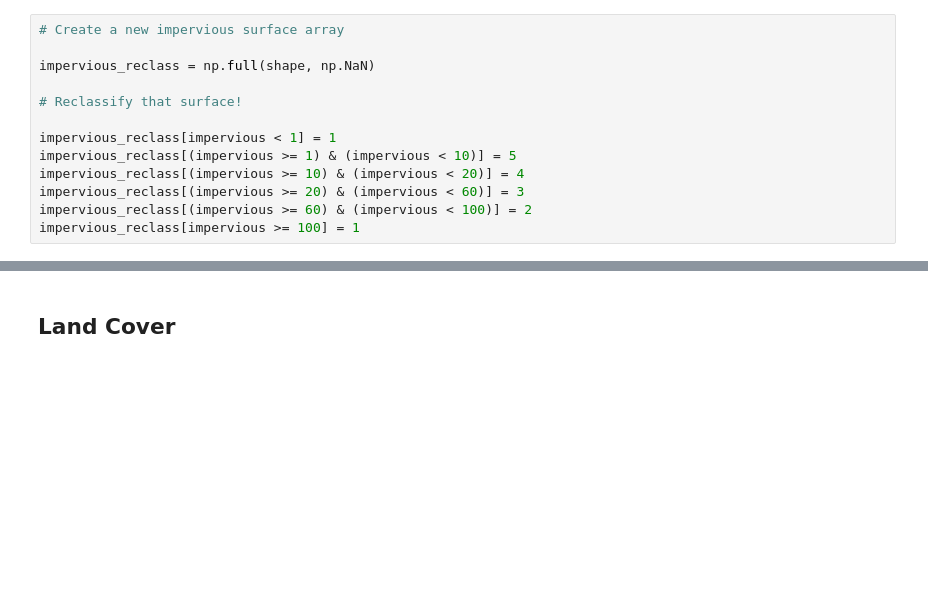
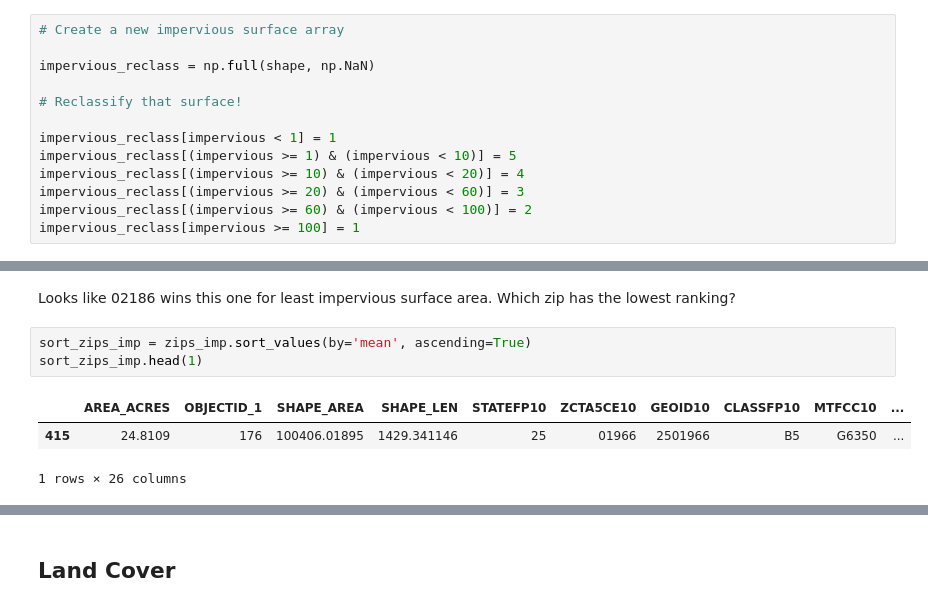
Before and after one commit to krowe42/FinalProject-LivingDecisions, a Jupyter notebook: Rowe-LivingDecisions.ipynb, the cells around one changed output, grey strips where cells are left out. Saved outputs shown, nothing was run; the diff lists cells and outputs as text; blank space fills up the shorter version.

```diff
--- a/Rowe-LivingDecisions.ipynb
+++ b/Rowe-LivingDecisions.ipynb
@@ -204,0 +224,9 @@ plt.show()
+# %% [markdown]
+Looks like 02186 wins this one for least impervious surface area. Which zip has the lowest ranking?
+# %%
+sort_zips_imp = zips_imp.sort_values(by='mean', ascending=True)
+sort_zips_imp.head(1)
+# %% [output]
+|  | AREA_ACRES | OBJECTID_1 | SHAPE_AREA | SHAPE_LEN | STATEFP10 | ZCTA5CE10 | GEOID10 | CLASSFP10 | MTFCC10 | ... |
+| 415 | 24.8109 | 176 | 100406.01895 | 1429.341146 | 25 | 01966 | 2501966 | B5 | G6350 | ... |
+1 rows × 26 columns
```
Also changed, not shown: parts of 8 cells of this notebook.
